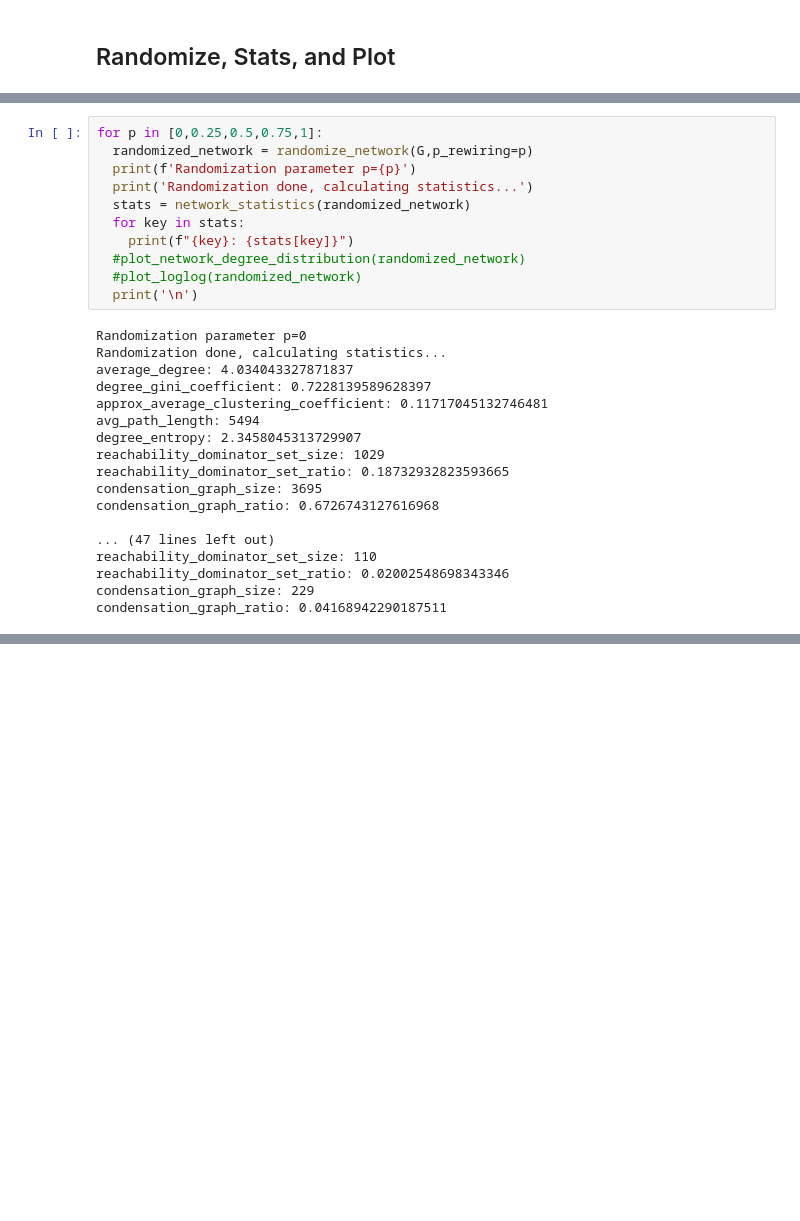
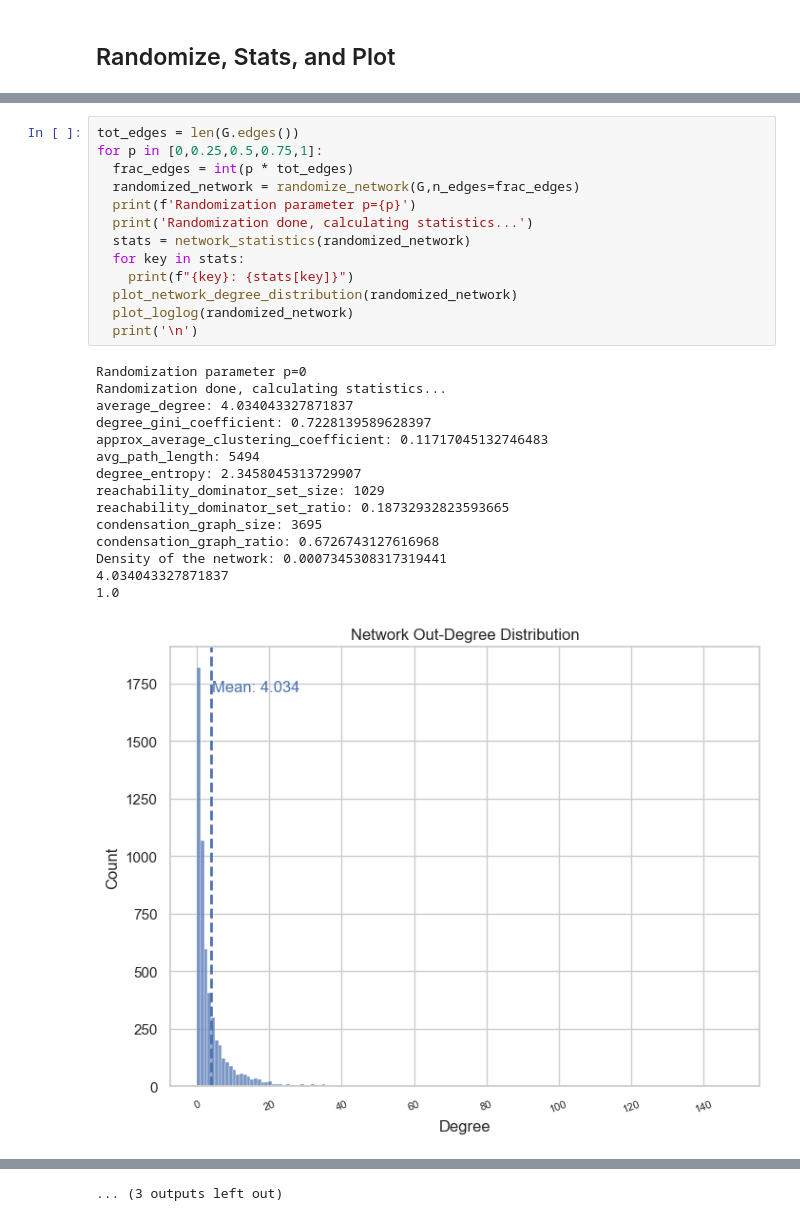
Before and after one commit to HeinDuijf/NetworkInequality, a Jupyter notebook: network_testing.ipynb, the cells around one changed output, grey strips where cells are left out. Saved outputs shown, nothing was run; the diff lists cells and outputs as text; blank space fills up the shorter version.

```diff
--- a/network_testing.ipynb
+++ b/network_testing.ipynb
@@ -163,29 +91,29 @@ plot_loglog(G)
 # %%
+tot_edges = len(G.edges())
 for p in [0,0.25,0.5,0.75,1]:
-  randomized_network = randomize_network(G,p_rewiring=p)
+  frac_edges = int(p * tot_edges)
+  randomized_network = randomize_network(G,n_edges=frac_edges)
   print(f'Randomization parameter p={p}')
   print('Randomization done, calculating statistics...')
   stats = network_statistics(randomized_network)
   for key in stats:
     print(f"{key}: {stats[key]}")
-  #plot_network_degree_distribution(randomized_network)
-  #plot_loglog(randomized_network)
+  plot_network_degree_distribution(randomized_network)
+  plot_loglog(randomized_network)
   print('\n')
 # %% [output]
 Randomization parameter p=0
 Randomization done, calculating statistics...
 average_degree: 4.034043327871837
 degree_gini_coefficient: 0.7228139589628397
-approx_average_clustering_coefficient: 0.11717045132746481
+approx_average_clustering_coefficient: 0.11717045132746483
 avg_path_length: 5494
 degree_entropy: 2.3458045313729907
 reachability_dominator_set_size: 1029
 reachability_dominator_set_ratio: 0.18732932823593665
 condensation_graph_size: 3695
 condensation_graph_ratio: 0.6726743127616968
-
-... (47 lines left out)
-reachability_dominator_set_size: 110
-reachability_dominator_set_ratio: 0.02002548698343346
-condensation_graph_size: 229
-condensation_graph_ratio: 0.04168942290187511
+Density of the network: 0.0007345308317319441
+4.034043327871837
+1.0
+[figure, added]
@@ -191,0 +182 @@ condensation_graph_ratio: 0.04168942290187511
+... (3 outputs left out)
```
Also changed, not shown: parts of 7 cells of this notebook, 1 other file.
